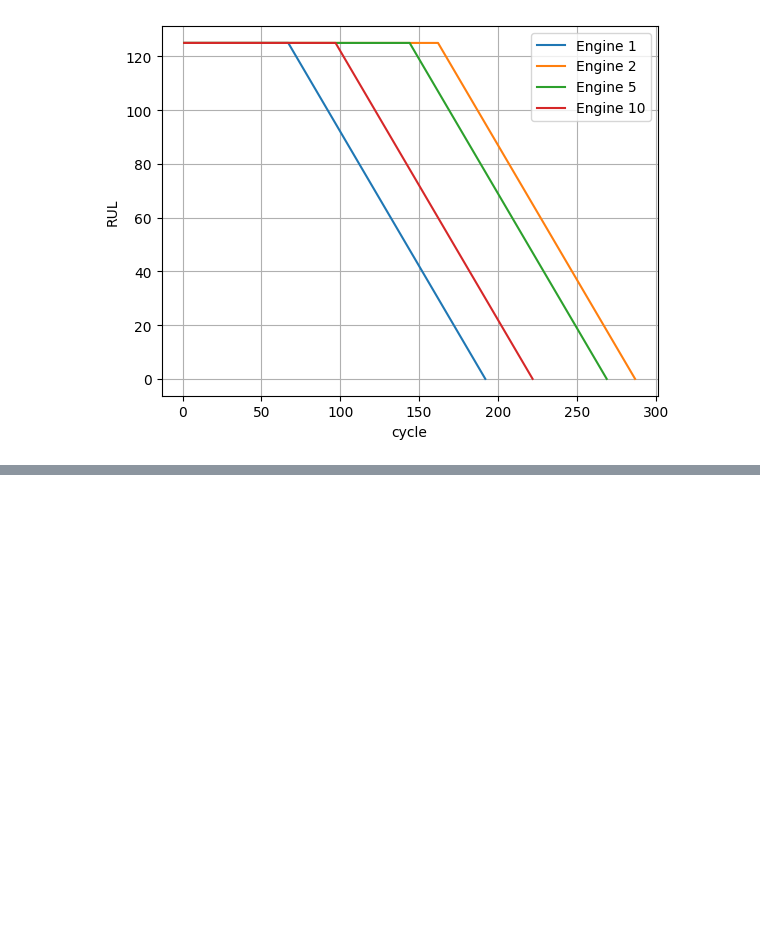
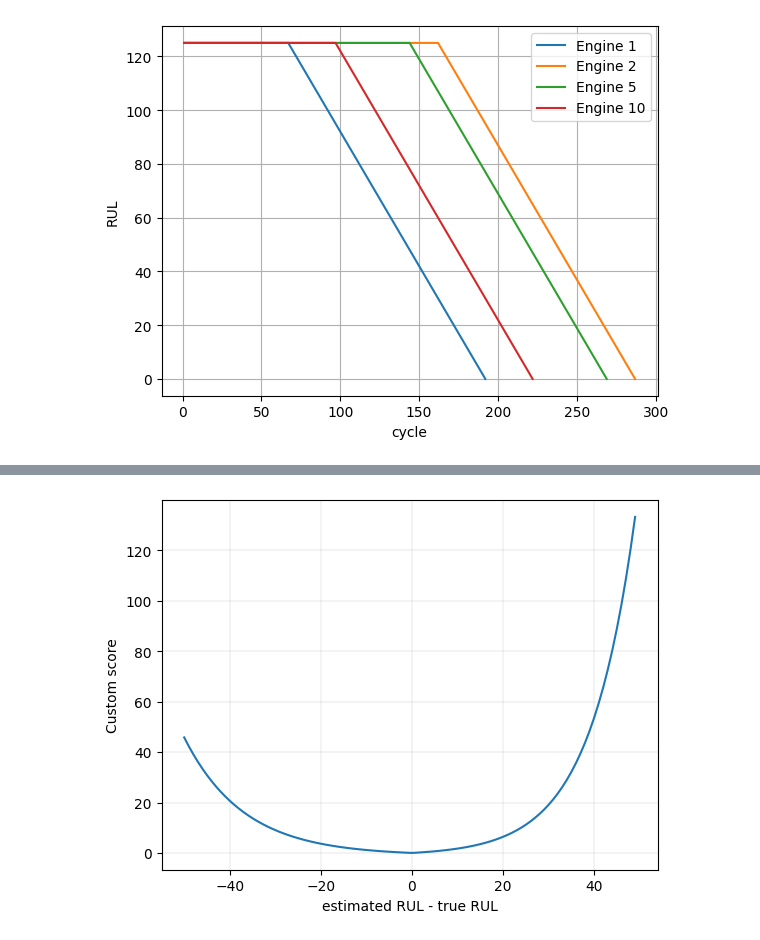
Before and after one commit to AmanSah17/Turbofan-Engine-Remaining_Useful_Life, a Jupyter notebook: 02_target_metric_baseline.ipynb, the cells around one changed output, grey strips where cells are left out. Cells and saved outputs as stored; diff of their text form; code cells hidden in the pictures; blank space fills up the shorter version.

Commit message:
target metric evaluation updates

```diff
--- a/02_target_metric_baseline.ipynb
+++ b/02_target_metric_baseline.ipynb
@@ -89,0 +125,23 @@ train_data = train_data.drop(columns=["rul"])
+# %%
+def rul_score_f(err):
+    if err >= 0:
+        return np.exp(err / 10) - 1
+    else:
+        return np.exp(-err / 13) - 1
+
+
+# Why this metric is a sum? Why not average?
+# it means the metric increases with the size of the dataset
+# and it means that it's not comparable between datasets
+# of different sizes
+def rul_score(true_rul, estimated_rul):
+    err = estimated_rul - true_rul
+    return np.sum([rul_score_f(x) for x in err])
+# %%
+plt.plot(np.arange(-50, 50), [rul_score_f(x) for x in np.arange(-50, 50)])
+plt.xlabel("estimated RUL - true RUL")
+plt.ylabel("Custom score")
+plt.grid(linewidth=0.2)
+plt.show()
+# %% [output]
+[figure, added]
```
Also changed, not shown: parts of 14 cells of this notebook, 2 other files.
